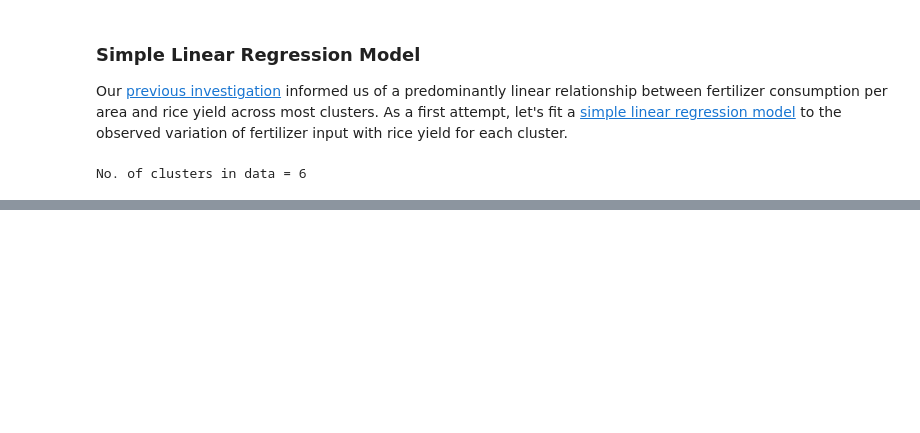
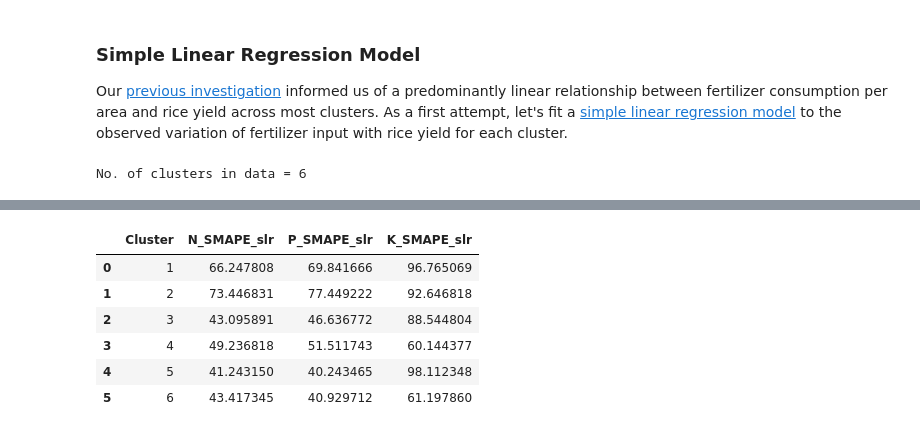
Before and after one commit to akshaysuresh1/may22-barrel, a Jupyter notebook: Modeling/npk_slr.ipynb, the cells around one changed output, grey strips where cells are left out. Saved outputs shown, nothing was run; the diff lists cells and outputs as text; code cells hidden in the pictures; blank space fills up the shorter version.

```diff
--- a/Modeling/npk_slr.ipynb
+++ b/Modeling/npk_slr.ipynb
@@ -31,3 +37,8 @@ No. of clusters in data = 6
+# %%
+# Define SMAPE function.
+
+def smape(true_vals, pred_vals):
+    return 100.0*np.mean(2* np.abs(true_vals - pred_vals)/(np.abs(true_vals) + np.abs(pred_vals)))
 # %%
 # Create K-fold object
 nfold = 10
@@ -262,0 +287,17 @@ RMSE on K test data = 8.1443
+# %%
+# Prepare DataFrame object of SMAPE values on test data.
+df_out = pd.DataFrame({'Cluster': np.arange(df['Cluster'].min(), df['Cluster'].max()+1, 1),
+                       'N_SMAPE_slr': N_smape_test,
+                       'P_SMAPE_slr': P_smape_test,
+                       'K_SMAPE_slr': K_smape_test
+                     })
+# %%
+df_out
+# %% [output]
+|  | Cluster | N_SMAPE_slr | P_SMAPE_slr | K_SMAPE_slr |
+| 0 | 1 | 66.247808 | 69.841666 | 96.765069 |
+| 1 | 2 | 73.446831 | 77.449222 | 92.646818 |
+| 2 | 3 | 43.095891 | 46.636772 | 88.544804 |
+| 3 | 4 | 49.236818 | 51.511743 | 60.144377 |
+| 4 | 5 | 41.243150 | 40.243465 | 98.112348 |
+| 5 | 6 | 43.417345 | 40.929712 | 61.197860 |
```
Also changed, not shown: parts of 4 cells of this notebook, 18 other files.
